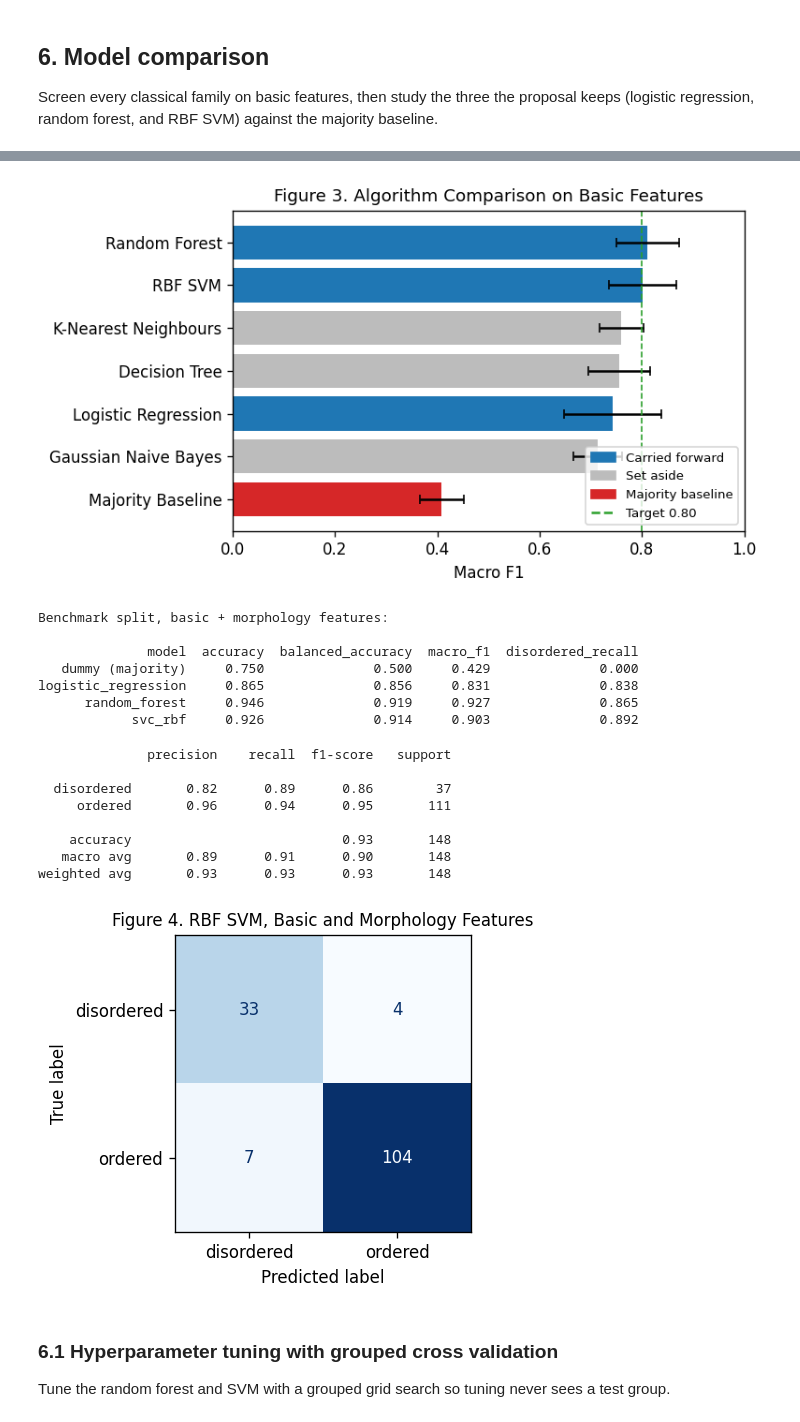
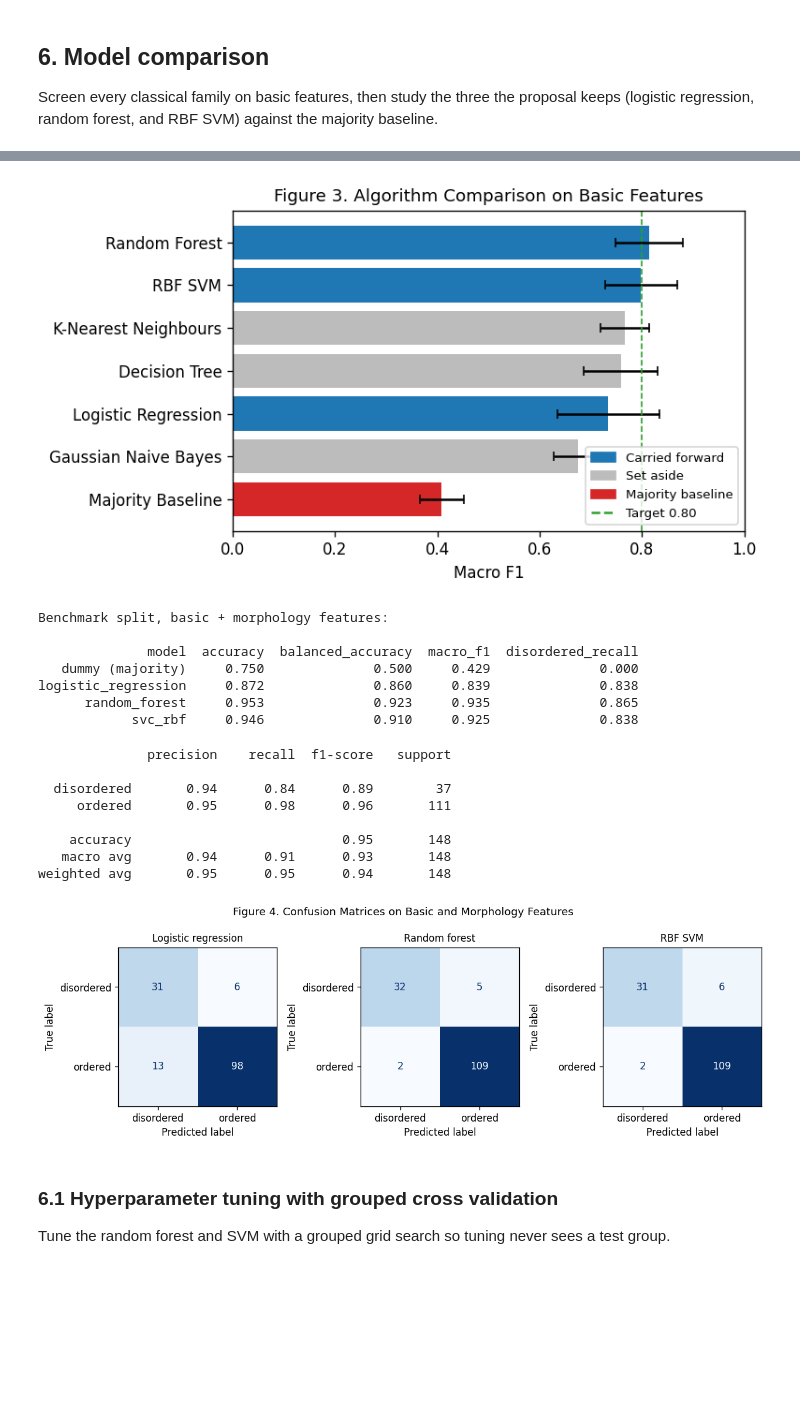
Before and after one commit to JPCodes44/MSE446_Nanoparticle_Ordering, a Jupyter notebook: Nanoparticle_Ordering.ipynb, the cells around one changed output, grey strips where cells are left out. Cells and saved outputs as stored; diff of their text form; code cells hidden in the pictures; blank space fills up the shorter version.

```diff
--- a/Nanoparticle_Ordering.ipynb
+++ b/Nanoparticle_Ordering.ipynb
@@ -282,7 +290,8 @@ def basic_features(image):
             "p10_intensity": float(p10), "p25_intensity": float(p25), "p50_intensity": float(p50),
             "p75_intensity": float(p75), "p90_intensity": float(p90),
             "entropy": float(shannon_entropy(image)),
-            "bright_pixel_ratio": float(np.mean(image > p90)),
+            # A fixed cut measures actual brightness; comparing to the image's own p90 would return 0.10 always.
+            "bright_pixel_ratio": float(np.mean(image > 0.5)),
             "edge_density": float(np.mean(canny(image, sigma=1.0)))}
 
 # Threshold bright particle-like blobs and summarize their count, area, and shape.
@@ -342,5 +351,9 @@ def load_or_build(kind):
     return table
 
 feat_basic, feat_hog, feat_comp = load_or_build("basic"), load_or_build("hog"), load_or_build("components")
+for name, table in [("basic", feat_basic), ("hog", feat_hog), ("components", feat_comp)]:
+    assert (table["filename"].values == metadata["filename"].values).all(), \
+        f"{name} cache is stale; delete {CACHE_DIR} and re-run"
+
 print("basic:", feat_basic.shape, "| hog:", feat_hog.shape, "| components:", feat_comp.shape)
 # %% [output]
@@ -503,7 +501,7 @@ ax.legend(legend_handles, ["Carried forward", "Set aside", "Majority baseline",
           fontsize=8, loc="lower right")
 fig.tight_layout(); fig.savefig(FIG_DIR / "fig3_screening.png"); plt.show()
 # %% [output]
-[figure, old version]
+[figure, new version]
 # %%
 # Evaluate the baseline and the three selected models on the benchmark split.
 def benchmark_table(X):
@@ -521,30 +519,34 @@ Benchmark split, basic + morphology features:
 
               model  accuracy  balanced_accuracy  macro_f1  disordered_recall
    dummy (majority)     0.750              0.500     0.429              0.000
-logistic_regression     0.865              0.856     0.831              0.838
-      random_forest     0.946              0.919     0.927              0.865
-            svc_rbf     0.926              0.914     0.903              0.892
+logistic_regression     0.872              0.860     0.839              0.838
+      random_forest     0.953              0.923     0.935              0.865
+            svc_rbf     0.946              0.910     0.925              0.838
 # %%
-# Figure 4 is the confusion matrix of the strongest engineered model on the benchmark split.
+# Figure 4 compares confusion matrices for the three retained models on the benchmark split.
 Xtr, Xte = FAMILIES["basic+morphology"].iloc[train_idx], FAMILIES["basic+morphology"].iloc[test_idx]
 pred = make_models()["svc_rbf"].fit(Xtr, y.iloc[train_idx]).predict(Xte)
 print(classification_report(y.iloc[test_idx], pred, labels=CLASS_LABELS, zero_division=0))
 
-fig, ax = plt.subplots(figsize=(3.8, 3.8))
-ConfusionMatrixDisplay.from_predictions(y.iloc[test_idx], pred, labels=CLASS_LABELS,
-                                        cmap="Blues", colorbar=False, ax=ax)
-ax.set_title("Figure 4. RBF SVM, Basic and Morphology Features", fontsize=10)
+panels = [("logistic_regression", "Logistic regression"), ("random_forest", "Random forest"), ("svc_rbf", "RBF SVM")]
+fig, axes = plt.subplots(1, 3, figsize=(10.5, 3.5))
+for ax, (key, title) in zip(axes, panels):
+    ConfusionMatrixDisplay.from_predictions(
+        y.iloc[test_idx], make_models()[key].fit(Xtr, y.iloc[train_idx]).predict(Xte),
+        labels=CLASS_LABELS, cmap="Blues", colorbar=False, ax=ax)
+    ax.set_title(title, fontsize=10)
+fig.suptitle("Figure 4. Confusion Matrices on Basic and Morphology Features", fontsize=11)
 fig.tight_layout(); fig.savefig(FIG_DIR / "fig4_confusion.png"); plt.show()
 # %% [output]
               precision    recall  f1-score   support
 
-  disordered       0.82      0.89      0.86        37
-     ordered       0.96      0.94      0.95       111
+  disordered       0.94      0.84      0.89        37
+     ordered       0.95      0.98      0.96       111
 
-    accuracy                           0.93       148
-   macro avg       0.89      0.91      0.90       148
-weighted avg       0.93      0.93      0.93       148
+    accuracy                           0.95       148
+   macro avg       0.94      0.91      0.93       148
+weighted avg       0.95      0.95      0.94       148
-[figure, old version]
+[figure, new version]
 # %% [markdown]
 ### 6.1 Hyperparameter tuning with grouped cross validation
 Tune the random forest and SVM with a grouped grid search so tuning never sees a test group.
```
Also changed, not shown: parts of 18 cells of this notebook.
